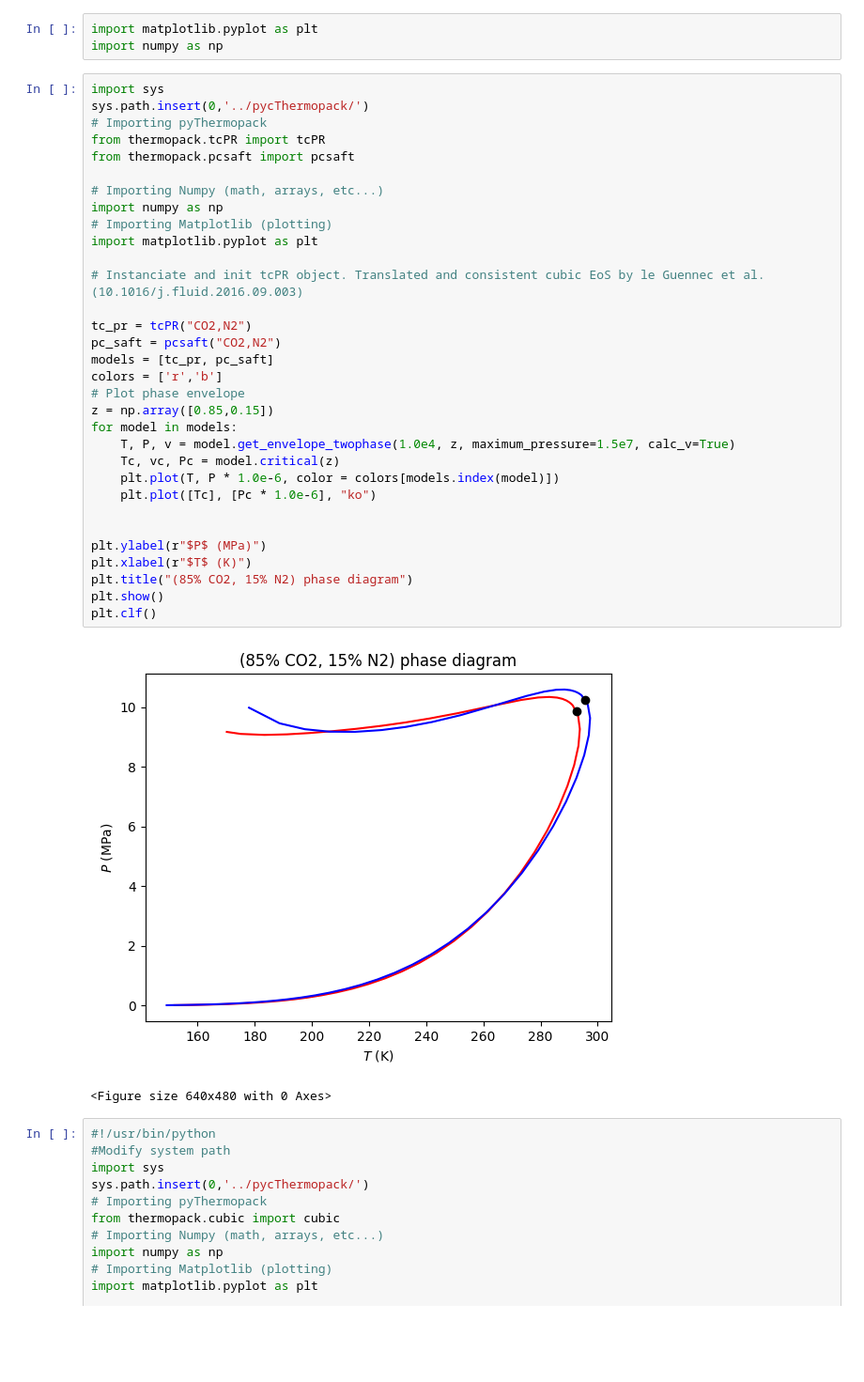
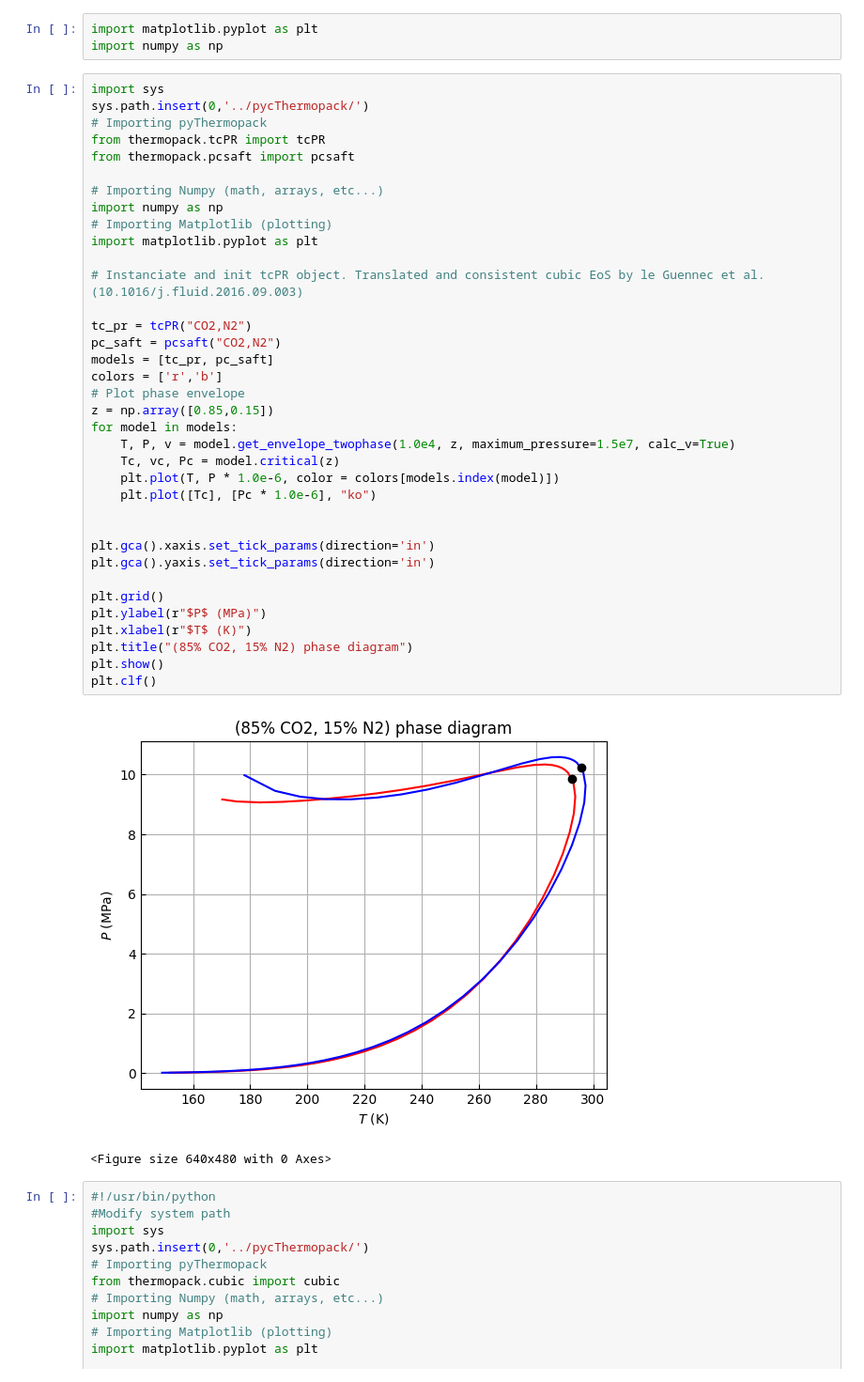
Before and after one commit to MohamedAmineBouguezzoul/Stage-3A, a Jupyter notebook: Aramco/CO2 N2.ipynb, the cells around one changed output. Shown at 94% size. Drawn from its saved outputs; the diff is of its cells as text; blank space fills up the shorter version.

Commit message:
plots

```diff
--- a/Aramco/CO2 N2.ipynb
+++ b/Aramco/CO2 N2.ipynb
@@ -7,34 +7,38 @@ sys.path.insert(0,'../pycThermopack/')
 # Importing pyThermopack
 from thermopack.tcPR import tcPR
 from thermopack.pcsaft import pcsaft
 
 # Importing Numpy (math, arrays, etc...)
 import numpy as np
 # Importing Matplotlib (plotting)
 import matplotlib.pyplot as plt
 
 # Instanciate and init tcPR object. Translated and consistent cubic EoS by le Guennec et al. (10.1016/j.fluid.2016.09.003)
 
 tc_pr = tcPR("CO2,N2")
 pc_saft = pcsaft("CO2,N2")
 models = [tc_pr, pc_saft]
 colors = ['r','b']
 # Plot phase envelope
 z = np.array([0.85,0.15])
 for model in models:
     T, P, v = model.get_envelope_twophase(1.0e4, z, maximum_pressure=1.5e7, calc_v=True)
     Tc, vc, Pc = model.critical(z)
     plt.plot(T, P * 1.0e-6, color = colors[models.index(model)])
     plt.plot([Tc], [Pc * 1.0e-6], "ko")
 
 
+plt.gca().xaxis.set_tick_params(direction='in')
+plt.gca().yaxis.set_tick_params(direction='in')
+
+plt.grid()
 plt.ylabel(r"$P$ (MPa)")
 plt.xlabel(r"$T$ (K)")
 plt.title("(85% CO2, 15% N2) phase diagram")
 plt.show()
 plt.clf()
 # %% [output]
-[figure, old version]
+[figure, new version]
 <Figure size 640x480 with 0 Axes>
 # %%
 #!/usr/bin/python
```
Also changed, not shown: 1 other file.
